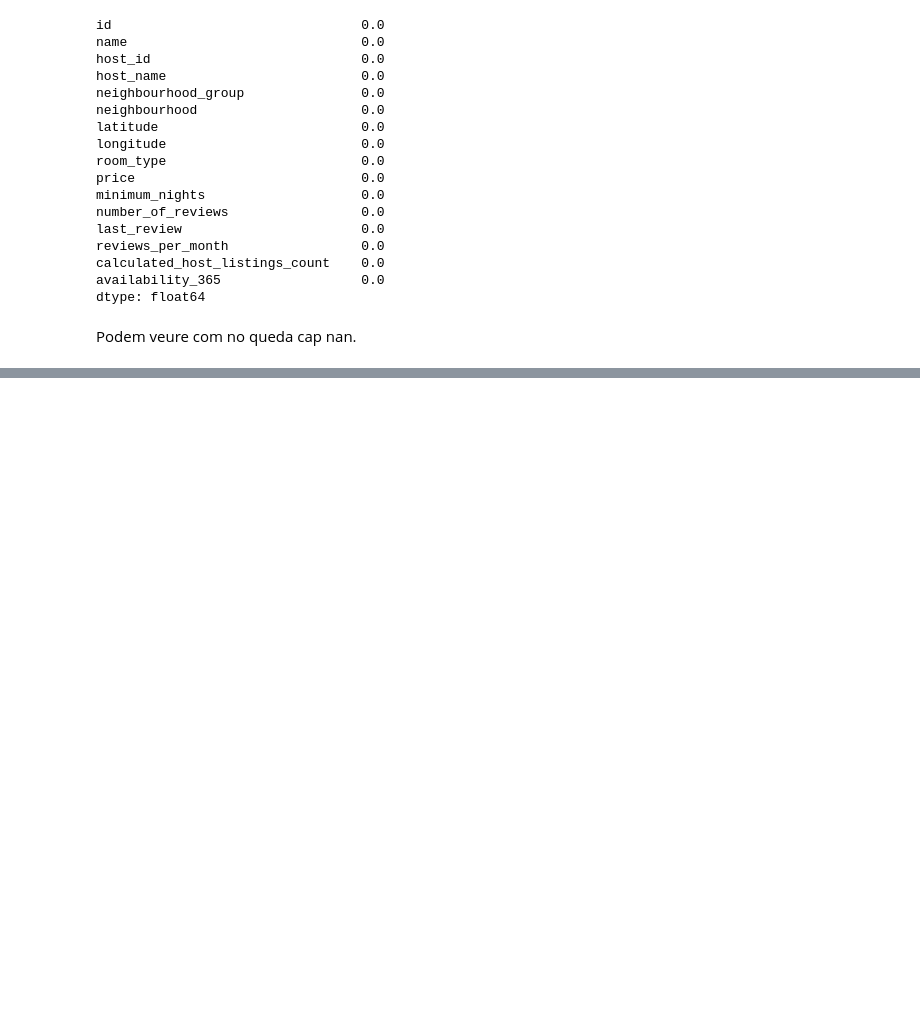
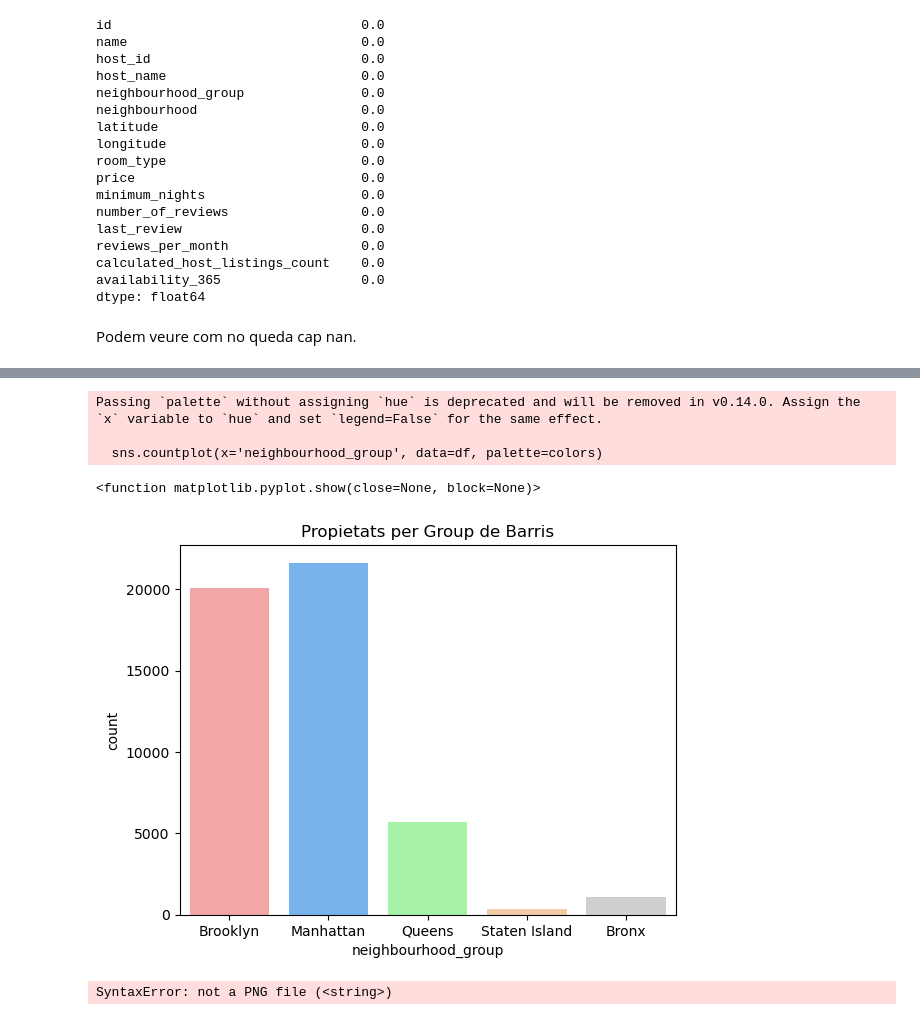
Before and after one commit to polvila25/CAS-KAGGLE-APC, a Jupyter notebook: cas_kaggle.ipynb, the cells around one changed output, grey strips where cells are left out. Saved outputs shown, nothing was run; the diff lists cells and outputs as text; code cells hidden in the pictures; blank space fills up the shorter version.

```diff
--- a/cas_kaggle.ipynb
+++ b/cas_kaggle.ipynb
@@ -176,0 +214,31 @@ Podem veure com no queda cap nan.
+# %%
+#anem a veure quants airBnb hi han en cada barri
+titol = 'Propietats per Group de Barris'
+
+#fiquem colors perque visualment sigui més bonic
+colors = ['#FF9999', '#66B3FF', '#99FF99', '#FFCC99', '#CFCFCF']
+
+sns.countplot(x='neighbourhood_group', data=df, palette=colors)
+plt.title(titol)
+plt.show
+# %% [output]
+Passing `palette` without assigning `hue` is deprecated and will be removed in v0.14.0. Assign the `x` variable to `hue` and set `legend=False` for the same effect.
+
+  sns.countplot(x='neighbourhood_group', data=df, palette=colors)
+<function matplotlib.pyplot.show(close=None, block=None)>
+[figure, added]
+# %%
+#anem a calcular l'area dels airbnb per poder dibuixar sobre el mapa
+Rectangle_img = (df['longitude'].min(), df['longitude'].max(), df['latitude'].min(), df['latitude'].max())
+
+nyc_img = plt.imread('dataset/New_York_City_.png')
+
+#tamany del gràfic
+fig, ax = plt.subplots(figsize=(12,8), facecolor='w')
+#delimitar gràfic
+ax.scatter(df['longitude'], df['latitude'], zorder=1, alpha=0.2, c='b', s=.75)
+ax.set_xlim(Rectangle_img[0], Rectangle_img[1])
+ax.set_ylim(Rectangle_img[2], Rectangle_img[3])
+ax.imshow(nyc_img, zorder=0, extent=Rectangle_img, aspect='equal')
+# %% [output]
+SyntaxError: not a PNG file (<string>)
```
Also changed, not shown: parts of 10 cells of this notebook.
